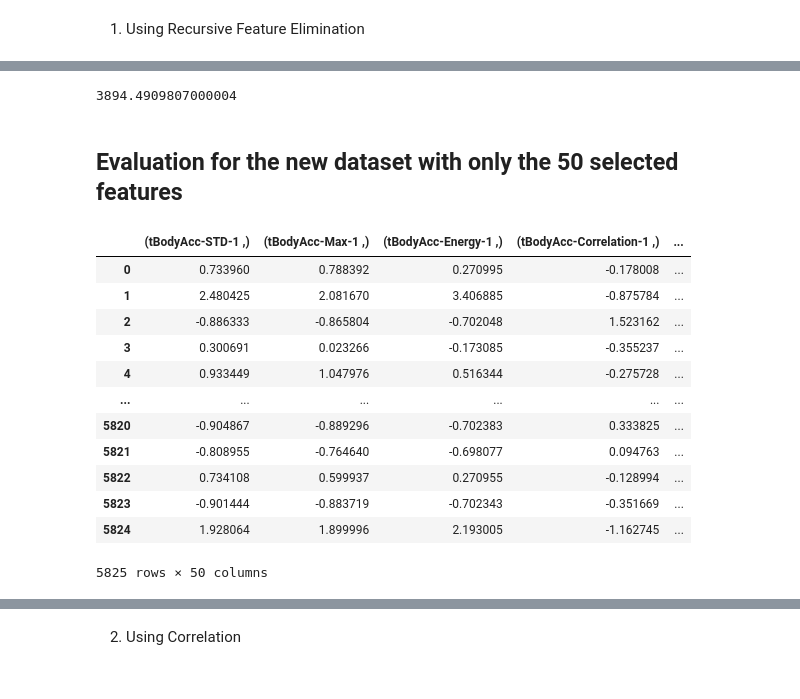
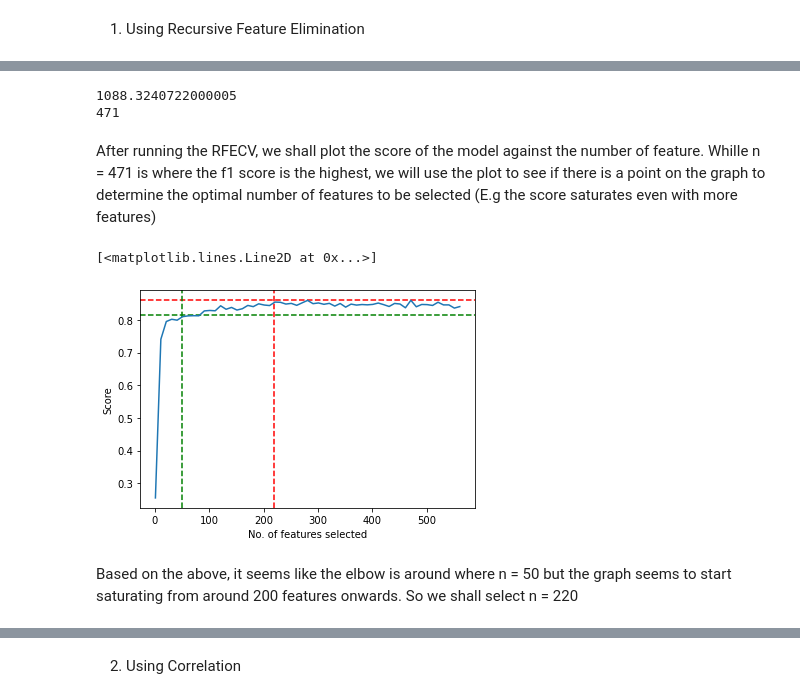
Before and after one commit to zunedz/CS3244-Project, a Jupyter notebook: Project.ipynb, the cells around one changed output, grey strips where cells are left out. Cells and saved outputs as stored; diff of their text form; code cells hidden in the pictures.

```diff
--- a/Project.ipynb
+++ b/Project.ipynb
@@ -879,4 +885,49 @@ activity_label_fixed = ['STANDING', 'SITTING', 'LAYING', 'WALKING', 'WALKING_DOW
 activity_label_moving = ['STAND_TO_SIT', 'SIT_TO_STAND',
        'STAND_TO_LIE', 'LIE_TO_SIT', 'SIT_TO_LIE',
        'LIE_TO_STAND']
+# %%
+# Standardizing the features
+sc = StandardScaler().fit(train_features)
+train_features = sc.transform(train_features)
+validation_features = sc.transform(validation_features)
+# %%
+#Use RandomForest to do the recursive feature elimination with 5-fold k fold validation
+
+# This model was hyper parameter tuned for the initial data
+model = RandomForestClassifier(n_estimators = 200, max_depth = 20, max_features= 'sqrt',random_state  = 1300)
+
+# Use timer to see how long this will take to run
+# Run RFECV with the model to determine the best features
+start_time = timer()
+rfecv = RFECV(model, step = 10, scoring = 'f1_macro', cv = 5) # Using f1_macro as the initial data has imbalanced data, steps = 10 to make the process faster
+selector_cv = rfecv.fit(train_features, train_labels)
+elapsed_time = timer() - start_time
+# %%
+print(elapsed_time)
+print(selector_cv.n_features_) #471 is the number of features suggested selected by the RFECV
+# %% [output]
+1088.3240722000005
+471
+# %% [markdown]
+After running the RFECV, we shall plot the score of the model against the number of feature.
+Whille n = 471 is where the f1 score is the highest, we will use the plot to see if there is a point on the graph to determine the optimal number of features to be selected (E.g the score saturates even with more features)
+# %%
+#Plotting the Score against the number of feature selected
+
+plt.figure()
+plt.xlabel("No. of features selected")
+plt.ylabel("f1_macro")
+plt.axvline(x=220, color='r', linestyle = '--') #The point where the feature seems to saturate
+plt.axhline(y=0.86, color='r', linestyle= '--')
+plt.axvline(x=50, color='g', linestyle = '--') #The elbow start
+plt.axhline(y=0.815, color='g', linestyle= '--') #The elbow start
+plt.plot(
+ range(1, 562, 10),
+    selector_cv.grid_scores_,
+)
+# %% [output]
+[<matplotlib.lines.Line2D at 0x...>]
+[figure, added]
+# %% [markdown]
+Based on the above, it seems like the elbow is around where n = 50 but the graph seems to start saturating from around 200 features onwards. So we shall select n = 220
 # %%
@@ -895,7 +944,0 @@ elapsed_time = timer() - start_time #Takes around 1hr - 2hrs to run
-# %%
-selector.support_
-print(elapsed_time)
-# %% [output]
-3894.4909807000004
-# %% [markdown]
-## Evaluation for the new dataset with only the 50 selected features
@@ -907,16 +944,0 @@ xval_rfe = selector.transform(validation_features)
-# %%
-pd.DataFrame(x_rfe, columns = pd.DataFrame(features)[selector.support_])
-# %% [output]
-|  | (tBodyAcc-STD-1 ,) | (tBodyAcc-Max-1 ,) | (tBodyAcc-Energy-1 ,) | (tBodyAcc-Correlation-1 ,) | ... |
-| 0 | 0.733960 | 0.788392 | 0.270995 | -0.178008 | ... |
-| 1 | 2.480425 | 2.081670 | 3.406885 | -0.875784 | ... |
-| 2 | -0.886333 | -0.865804 | -0.702048 | 1.523162 | ... |
-| 3 | 0.300691 | 0.023266 | -0.173085 | -0.355237 | ... |
-| 4 | 0.933449 | 1.047976 | 0.516344 | -0.275728 | ... |
-| ... | ... | ... | ... | ... | ... |
-| 5820 | -0.904867 | -0.889296 | -0.702383 | 0.333825 | ... |
-| 5821 | -0.808955 | -0.764640 | -0.698077 | 0.094763 | ... |
-| 5822 | 0.734108 | 0.599937 | 0.270955 | -0.128994 | ... |
-| 5823 | -0.901444 | -0.883719 | -0.702343 | -0.351669 | ... |
-| 5824 | 1.928064 | 1.899996 | 2.193005 | -1.162745 | ... |
-5825 rows × 50 columns
```
Also changed, not shown: parts of 26 cells of this notebook.
